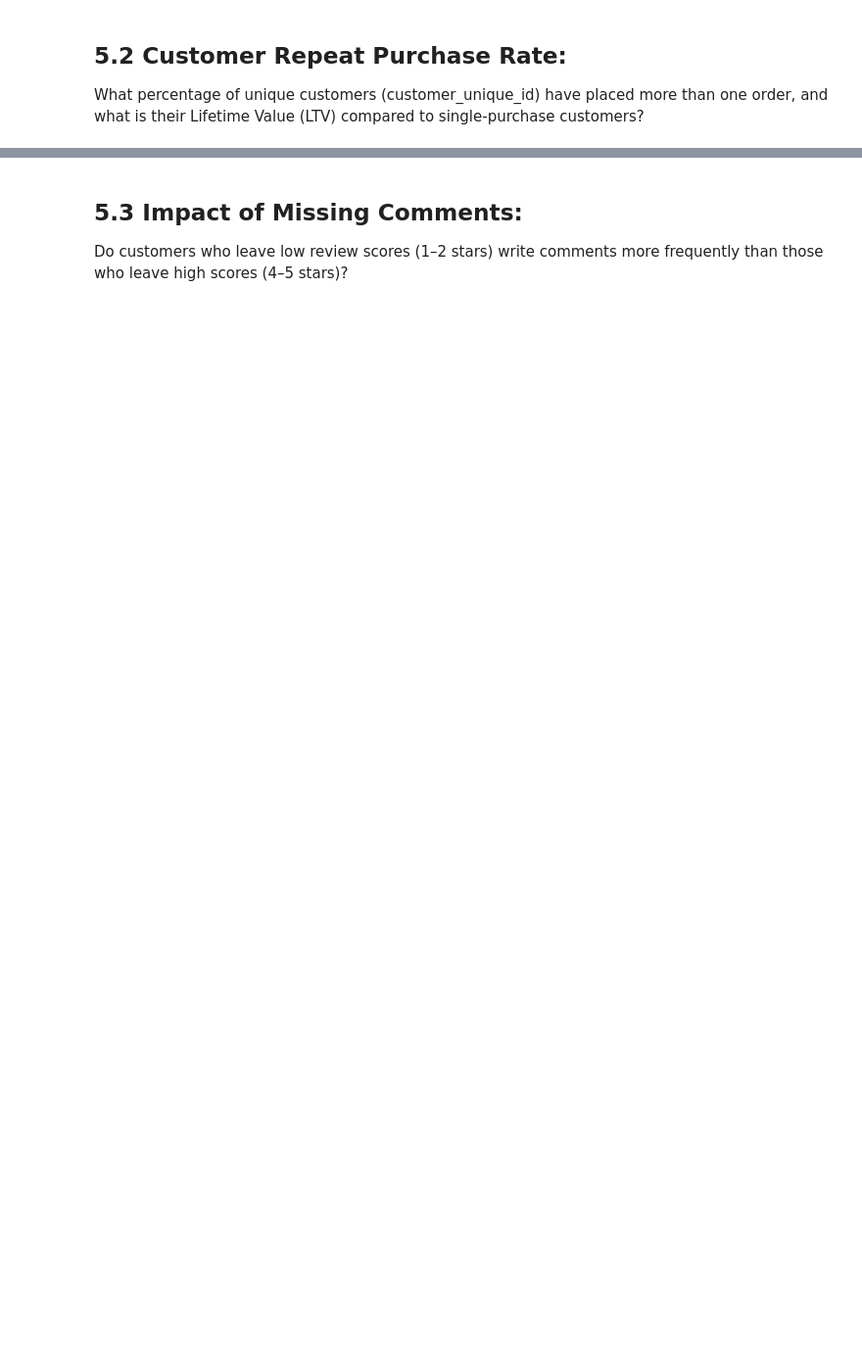
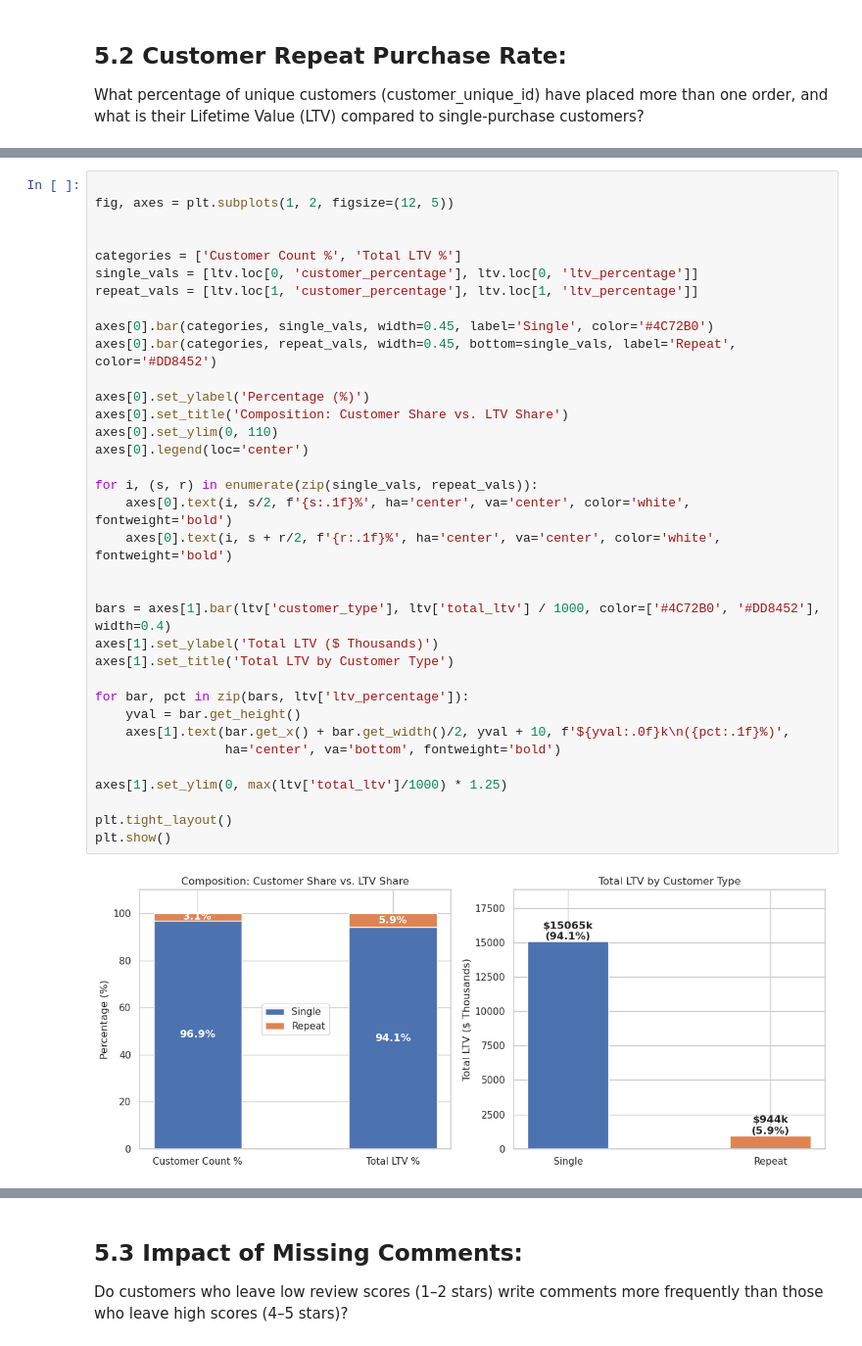
Before and after one commit to Kartika-Nidhi/Brazilian_Olist_Analysis, a Jupyter notebook: BrazilianOlist.ipynb, the cells around one changed output, grey strips where cells are left out. Shown at 98% size. Saved outputs shown, nothing was run; the diff lists cells and outputs as text; blank space fills up the shorter version.

Commit message:
ltv plot added

```diff
--- a/BrazilianOlist.ipynb
+++ b/BrazilianOlist.ipynb
@@ -1056,0 +1001,37 @@ Review score of 1 spikes when delivery day is greater than 16 days.
+# %%
+
+fig, axes = plt.subplots(1, 2, figsize=(12, 5))
+
+
+categories = ['Customer Count %', 'Total LTV %']
+single_vals = [ltv.loc[0, 'customer_percentage'], ltv.loc[0, 'ltv_percentage']]
+repeat_vals = [ltv.loc[1, 'customer_percentage'], ltv.loc[1, 'ltv_percentage']]
+
+axes[0].bar(categories, single_vals, width=0.45, label='Single', color='#4C72B0')
+axes[0].bar(categories, repeat_vals, width=0.45, bottom=single_vals, label='Repeat', color='#DD8452')
+
+axes[0].set_ylabel('Percentage (%)')
+axes[0].set_title('Composition: Customer Share vs. LTV Share')
+axes[0].set_ylim(0, 110)
+axes[0].legend(loc='center')
+
+for i, (s, r) in enumerate(zip(single_vals, repeat_vals)):
+    axes[0].text(i, s/2, f'{s:.1f}%', ha='center', va='center', color='white', fontweight='bold')
+    axes[0].text(i, s + r/2, f'{r:.1f}%', ha='center', va='center', color='white', fontweight='bold')
+
+
+bars = axes[1].bar(ltv['customer_type'], ltv['total_ltv'] / 1000, color=['#4C72B0', '#DD8452'], width=0.4)
+axes[1].set_ylabel('Total LTV ($ Thousands)')
+axes[1].set_title('Total LTV by Customer Type')
+
+for bar, pct in zip(bars, ltv['ltv_percentage']):
+    yval = bar.get_height()
+    axes[1].text(bar.get_x() + bar.get_width()/2, yval + 10, f'${yval:.0f}k\n({pct:.1f}%)',
+                 ha='center', va='bottom', fontweight='bold')
+
+axes[1].set_ylim(0, max(ltv['total_ltv']/1000) * 1.25)
+
+plt.tight_layout()
+plt.show()
+# %% [output]
+[figure, added]
```
Also changed, not shown: parts of 32 cells of this notebook.
